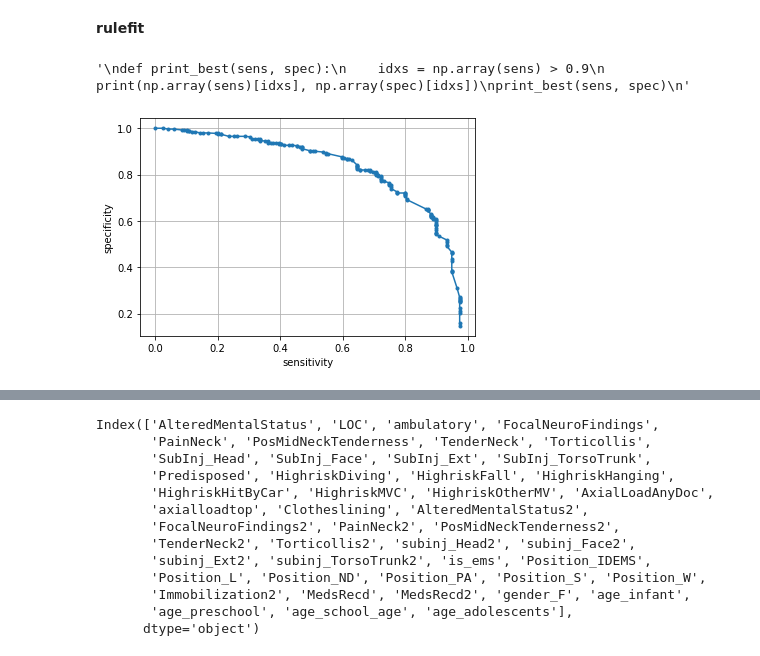
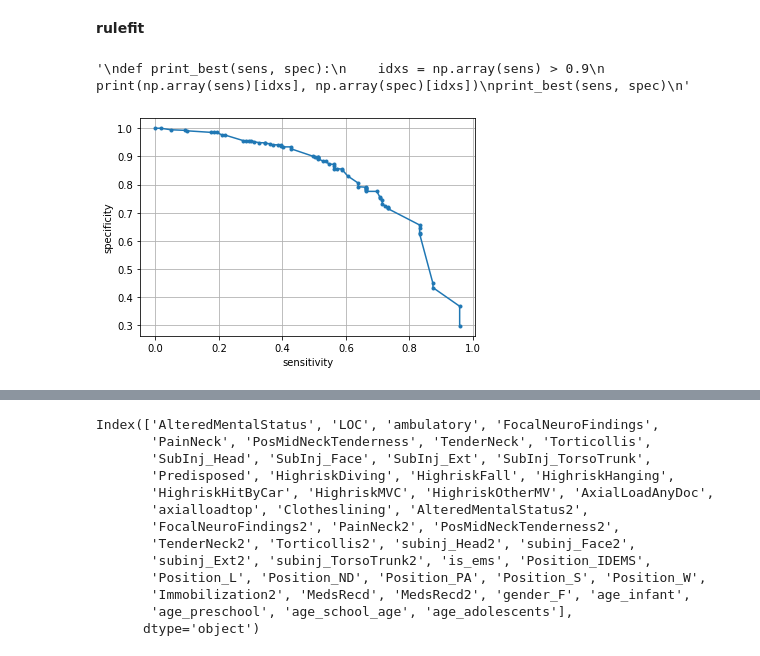
Before and after one commit to Yu-Group/clinical-rule-vetting, a Jupyter notebook: rulevetting/projects/csi_pecarn/notebooks/01_fit_interpretable_models.ipynb, the cells around one changed output, grey strips where cells are left out. Saved outputs shown, nothing was run; the diff lists cells and outputs as text; code cells hidden in the pictures.

```diff
--- a/rulevetting/projects/csi_pecarn/notebooks/01_fit_interpretable_models.ipynb
+++ b/rulevetting/projects/csi_pecarn/notebooks/01_fit_interpretable_models.ipynb
@@ -77,20 +77,20 @@ plt.show()
 # %%
 # fit a rulefit model
 np.random.seed(13)
-rulefit = imodels.RuleFitClassifier(max_rules=25, random_state=0, tree_size=4, n_estimators=1000)
+rulefit = imodels.RuleFitClassifier(alpha=20, max_rules=None, random_state=0, tree_size=3, n_estimators=50)
 rulefit.fit(X_train, y_train, feature_names=feature_names)
 
 # preds = rulefit.predict(X_test)
 stats, threshes = predict_and_save(rulefit, model_name='rulefit')
 '''
 def print_best(sens, spec):
     idxs = np.array(sens) > 0.9
     print(np.array(sens)[idxs], np.array(spec)[idxs])
 print_best(sens, spec)
 '''
 # %% [output]
 '\ndef print_best(sens, spec):\n    idxs = np.array(sens) > 0.9\n    print(np.array(sens)[idxs], np.array(spec)[idxs])\nprint_best(sens, spec)\n'
-[figure, old version]
+[figure, new version]
 # %%
 # pd.reset_option('display.max_colwidth')
 rulefit.visualize()
```
Also changed, not shown: parts of 5 cells of this notebook, 3 other files.
